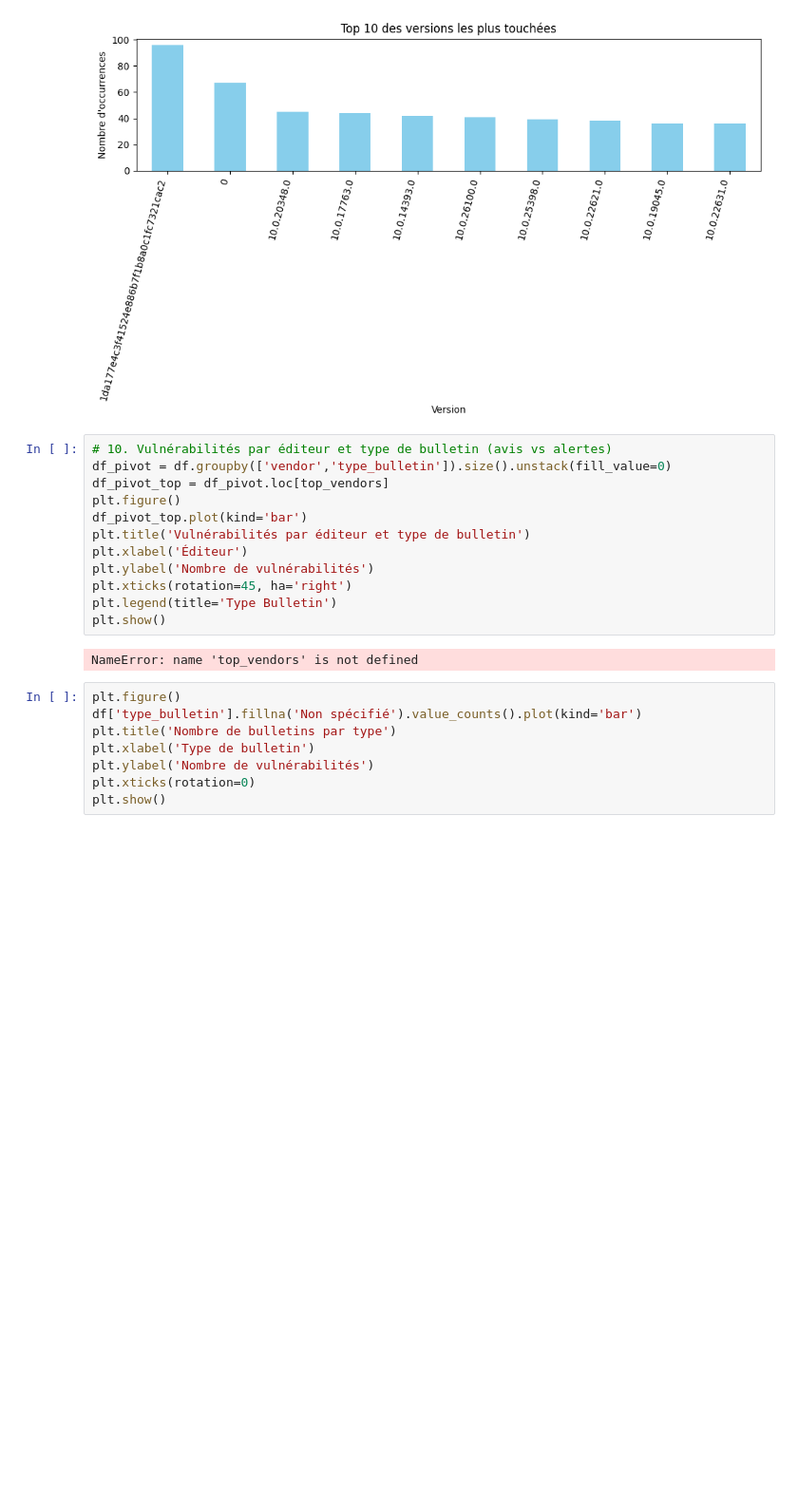
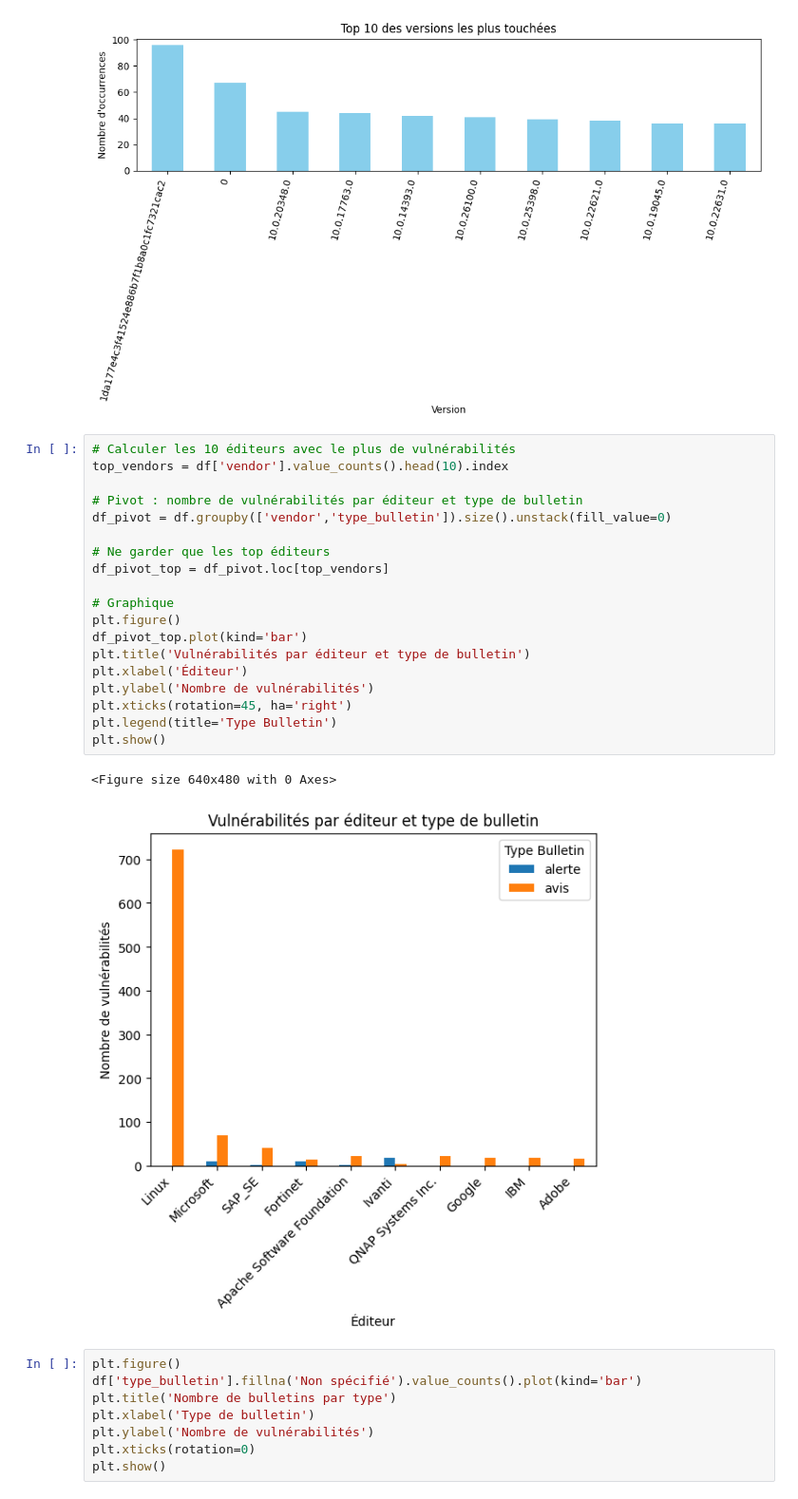
Before and after one commit to totolezozo/Project-Mastercamp, a Jupyter notebook: notebooks/visualizations.ipynb, the cells around one changed output. Shown at 95% size. Saved outputs shown, nothing was run; the diff lists cells and outputs as text; blank space fills up the shorter version.

```diff
--- a/notebooks/visualizations.ipynb
+++ b/notebooks/visualizations.ipynb
@@ -151,19 +151,27 @@ plt.show()
 # %% [output]
 [figure]
 # %%
-# 10. Vulnérabilités par éditeur et type de bulletin (avis vs alertes)
+# Calculer les 10 éditeurs avec le plus de vulnérabilités
+top_vendors = df['vendor'].value_counts().head(10).index
+
+# Pivot : nombre de vulnérabilités par éditeur et type de bulletin
 df_pivot = df.groupby(['vendor','type_bulletin']).size().unstack(fill_value=0)
+
+# Ne garder que les top éditeurs
 df_pivot_top = df_pivot.loc[top_vendors]
+
+# Graphique
 plt.figure()
 df_pivot_top.plot(kind='bar')
 plt.title('Vulnérabilités par éditeur et type de bulletin')
 plt.xlabel('Éditeur')
 plt.ylabel('Nombre de vulnérabilités')
 plt.xticks(rotation=45, ha='right')
 plt.legend(title='Type Bulletin')
 plt.show()
 # %% [output]
-NameError: name 'top_vendors' is not defined
+<Figure size 640x480 with 0 Axes>
+[figure, added]
 # %%
 plt.figure()
 df['type_bulletin'].fillna('Non spécifié').value_counts().plot(kind='bar')
```
Also changed, not shown: parts of 2 cells of this notebook.
